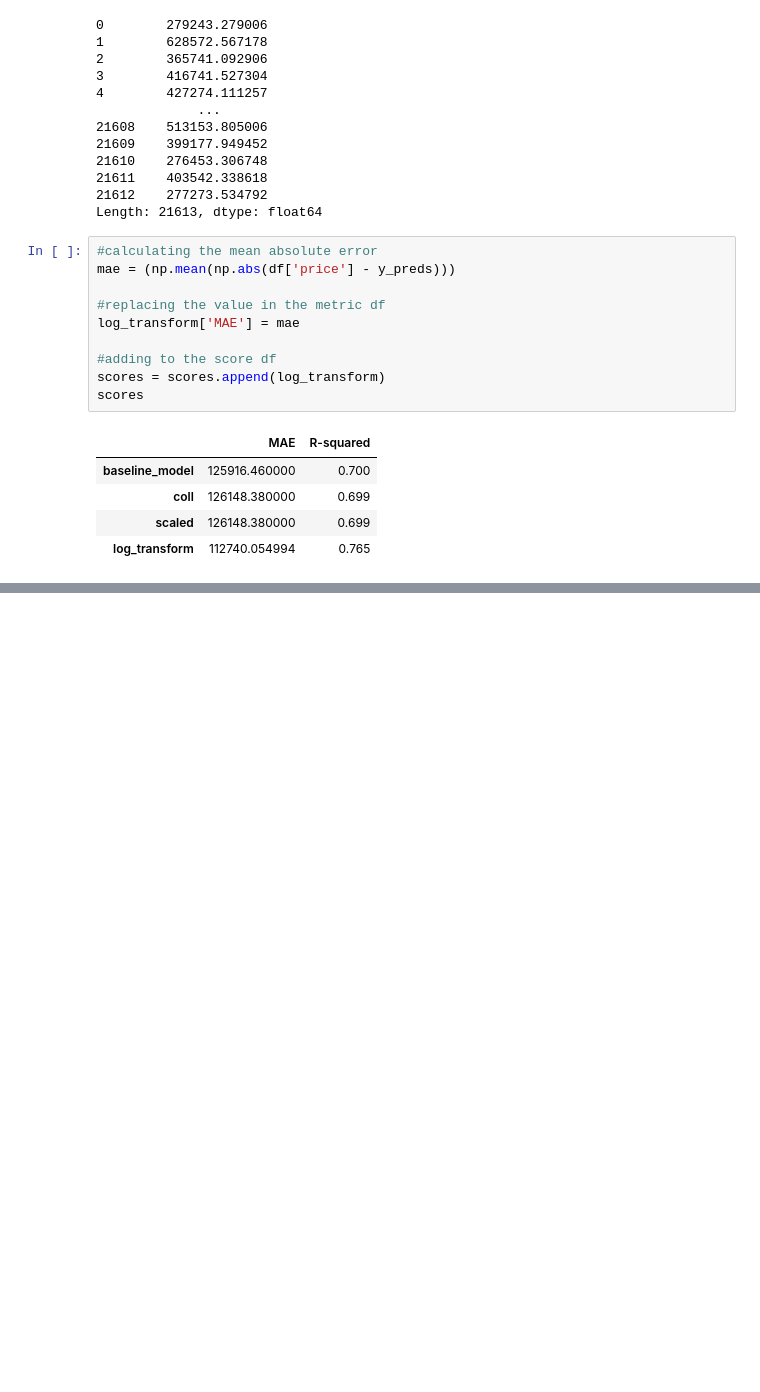
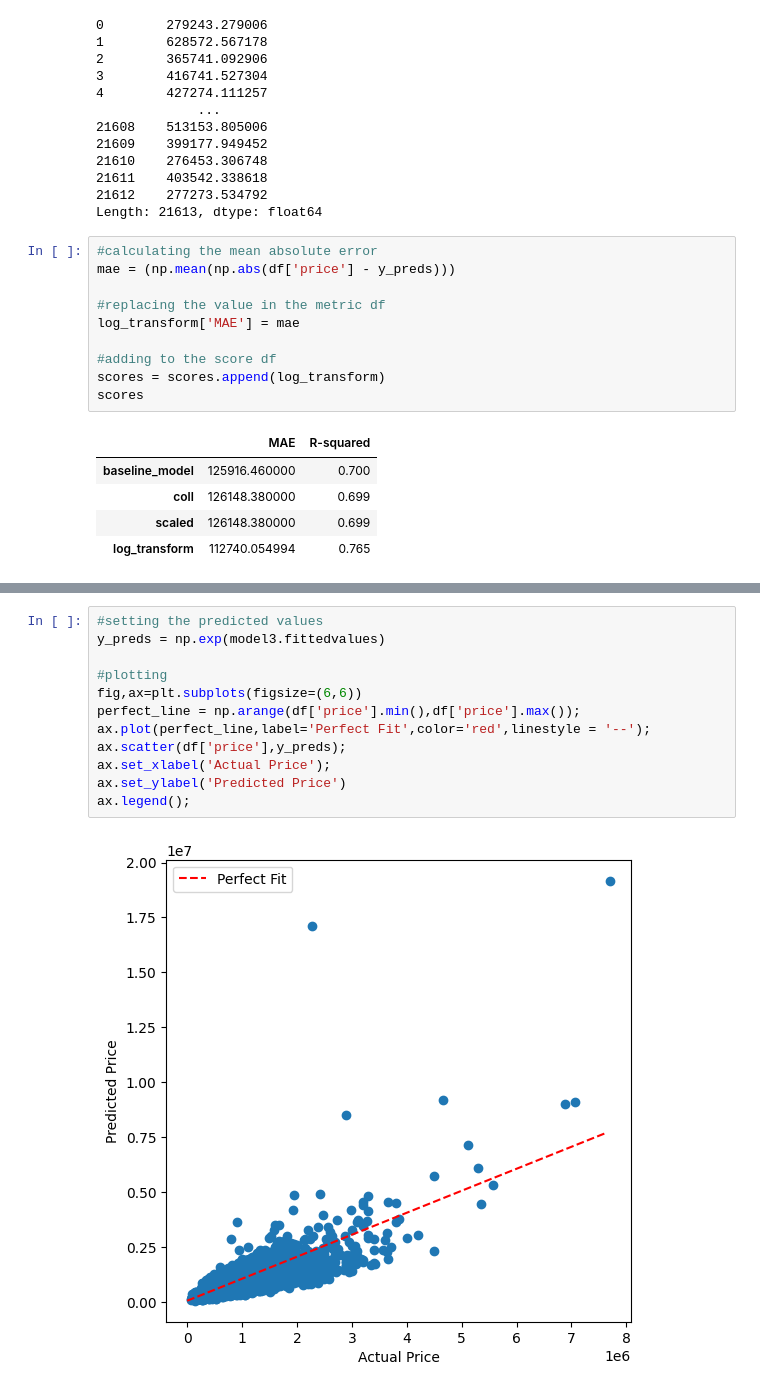
Before and after one commit to rahulakrish/linear_regression, a Jupyter notebook: notebook.ipynb, the cells around one changed output, grey strips where cells are left out. Drawn from its saved outputs; the diff is of its cells as text; blank space fills up the shorter version.

Commit message:
completed model diagnostics

```diff
--- a/notebook.ipynb
+++ b/notebook.ipynb
@@ -650,0 +672,14 @@ scores
+# %%
+#setting the predicted values
+y_preds = np.exp(model3.fittedvalues)
+
+#plotting
+fig,ax=plt.subplots(figsize=(6,6))
+perfect_line = np.arange(df['price'].min(),df['price'].max());
+ax.plot(perfect_line,label='Perfect Fit',color='red',linestyle = '--');
+ax.scatter(df['price'],y_preds);
+ax.set_xlabel('Actual Price');
+ax.set_ylabel('Predicted Price')
+ax.legend();
+# %% [output]
+[figure, added]
```
Also changed, not shown: parts of 18 cells of this notebook.
